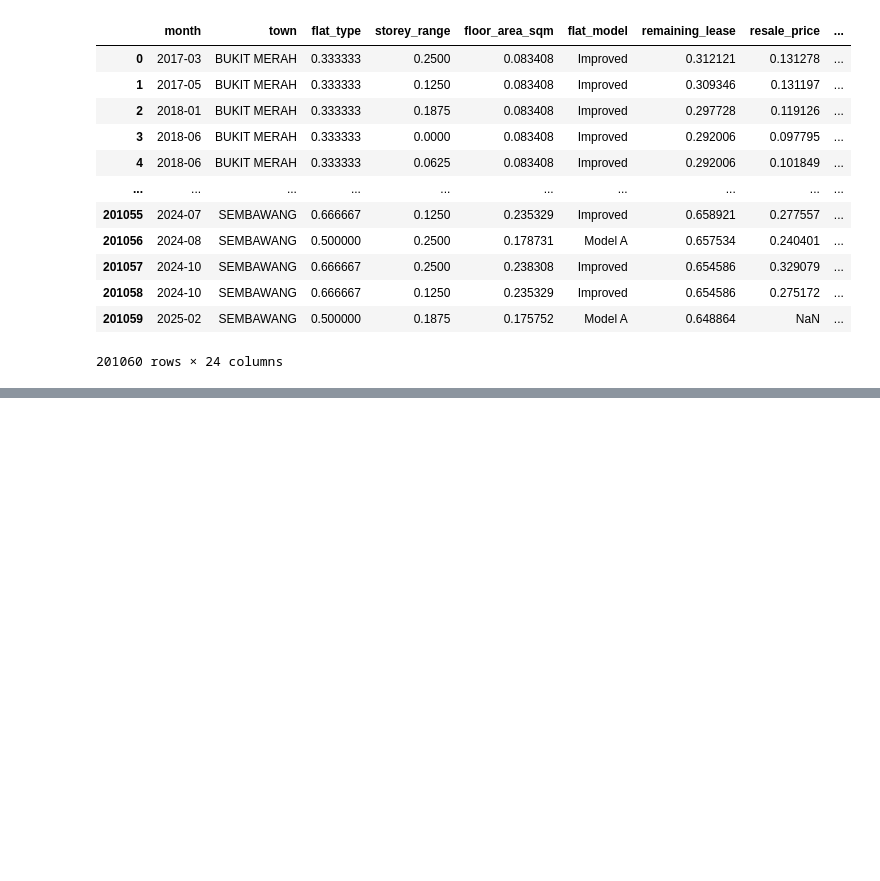
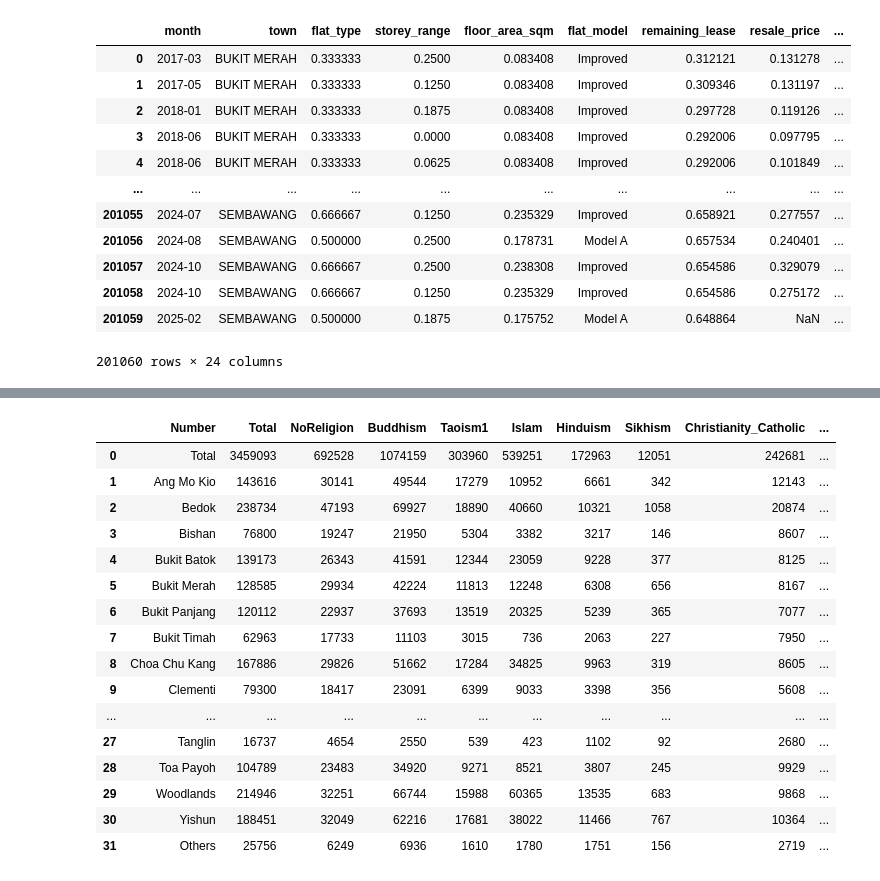
Before and after one commit to yuntsingg/DSE3101-HDB-Decode, a Jupyter notebook: code/resale_data_cleaning.ipynb, the cells around one changed output, grey strips where cells are left out. Cells and saved outputs as stored; diff of their text form; code cells hidden in the pictures; blank space fills up the shorter version.

```diff
--- a/code/resale_data_cleaning.ipynb
+++ b/code/resale_data_cleaning.ipynb
@@ -230,0 +226,21 @@ df_resale_normalized
+# %%
+df_religon_2020 = pd.read_csv("../data/raw/religion_2020.csv")
+df_religon_2020
+# %% [output]
+|  | Number | Total | NoReligion | Buddhism | Taoism1 | Islam | Hinduism | Sikhism | Christianity_Catholic | ... |
+| 0 | Total | 3459093 | 692528 | 1074159 | 303960 | 539251 | 172963 | 12051 | 242681 | ... |
+| 1 | Ang Mo Kio | 143616 | 30141 | 49544 | 17279 | 10952 | 6661 | 342 | 12143 | ... |
+| 2 | Bedok | 238734 | 47193 | 69927 | 18890 | 40660 | 10321 | 1058 | 20874 | ... |
+| 3 | Bishan | 76800 | 19247 | 21950 | 5304 | 3382 | 3217 | 146 | 8607 | ... |
+| 4 | Bukit Batok | 139173 | 26343 | 41591 | 12344 | 23059 | 9228 | 377 | 8125 | ... |
+| 5 | Bukit Merah | 128585 | 29934 | 42224 | 11813 | 12248 | 6308 | 656 | 8167 | ... |
+| 6 | Bukit Panjang | 120112 | 22937 | 37693 | 13519 | 20325 | 5239 | 365 | 7077 | ... |
+| 7 | Bukit Timah | 62963 | 17733 | 11103 | 3015 | 736 | 2063 | 227 | 7950 | ... |
+| 8 | Choa Chu Kang | 167886 | 29826 | 51662 | 17284 | 34825 | 9963 | 319 | 8605 | ... |
+| 9 | Clementi | 79300 | 18417 | 23091 | 6399 | 9033 | 3398 | 356 | 5608 | ... |
+| ... | ... | ... | ... | ... | ... | ... | ... | ... | ... | ... |
+| 27 | Tanglin | 16737 | 4654 | 2550 | 539 | 423 | 1102 | 92 | 2680 | ... |
+| 28 | Toa Payoh | 104789 | 23483 | 34920 | 9271 | 8521 | 3807 | 245 | 9929 | ... |
+| 29 | Woodlands | 214946 | 32251 | 66744 | 15988 | 60365 | 13535 | 683 | 9868 | ... |
+| 30 | Yishun | 188451 | 32049 | 62216 | 17681 | 38022 | 11466 | 767 | 10364 | ... |
+| 31 | Others | 25756 | 6249 | 6936 | 1610 | 1780 | 1751 | 156 | 2719 | ... |
```
Also changed, not shown: parts of 6 cells of this notebook.
